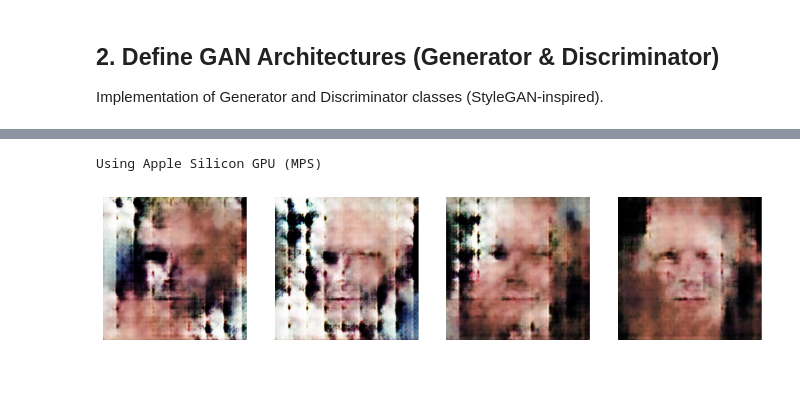
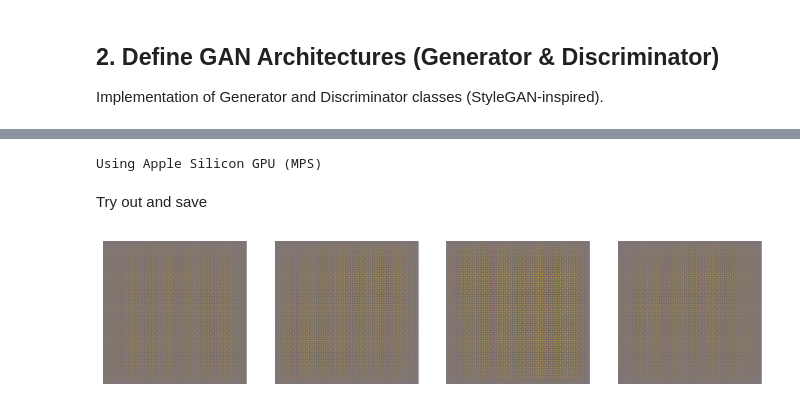
Before and after one commit to thomasbeisteiner/face_craft, a Jupyter notebook: notebooks/gan.ipynb, the cells around one changed output, grey strips where cells are left out. Cells and saved outputs as stored; diff of their text form; code cells hidden in the pictures; blank space fills up the shorter version.

Commit message:
collect more data and add wgan-gp

```diff
--- a/notebooks/gan.ipynb
+++ b/notebooks/gan.ipynb
@@ -115,11 +120,12 @@ Loads and processes faces from the 'me' and 'others' folders in the ml_photos di
 # %%
+
 class FaceDataset(Dataset):
     def __init__(self, root_dir, transform=None, include_me=True, include_others=True):
         self.files = []
         if include_me:
             self.files += glob.glob(os.path.join(root_dir, "me", "*.jpg"))
         if include_others:
-            self.files += glob.glob(os.path.join(root_dir, "others", "*.jpg"))
+            self.files += glob.glob(os.path.join(root_dir, "others_aligned", "*.jpg"))
         self.transform = transform if transform else transforms.Compose([
             transforms.Resize((256,256)),
             transforms.ToTensor(),
@@ -248,0 +214,6 @@ Epoch 11: D_loss=0.8474, G_loss=0.5712
+# %%
+dataset = FaceDataset(ML_DIR, include_me=True, include_others=True)
+loader = DataLoader(dataset, batch_size=32, shuffle=True)
+
+# 4. Train GAN
+train_gan(generator, discriminator, loader, epochs=30, device=device)
@@ -248,0 +349,21 @@ Epoch 11: D_loss=0.8474, G_loss=0.5712
+# %%
+# Sequence: select device, initialize models, load datasets, train GAN, finetune, save model
+ML_DIR = "../ml_photos"
+
+# 1. Select device
+device = get_device()
+
+# 2. Initialize models
+generator = Generator().to(device)
+critic = Critic().to(device)
+
+dataset = FaceDataset(ML_DIR, include_me=False, include_others=True)
+loader = DataLoader(dataset, batch_size=32, shuffle=True)
+# %% [output]
+Using Apple Silicon GPU (MPS)
+# %%
+
+# 4. Train GAN
+train_wgan_gp(generator, critic, loader, epochs=5, device=device)
+# %% [markdown]
+Try out and save
@@ -249,25 +404,41 @@ Epoch 11: D_loss=0.8474, G_loss=0.5712
 # %%
 # Test a saved generator model and visualize generated samples
 import matplotlib.pyplot as plt
 
 def test_saved_generator(model_path="../models/generator_me.pth", latent_dim=128, num_samples=4, device=None):
     device = get_device()
     gen = Generator(latent_dim=latent_dim).to(device)
     gen.load_state_dict(torch.load(model_path, map_location=device))
     gen.eval()
     with torch.no_grad():
         z = torch.randn(num_samples, latent_dim, device=device)
         samples = gen(z).cpu() * 0.5 + 0.5  # denormalize to [0,1]
     fig, axs = plt.subplots(1, num_samples, figsize=(num_samples*3, 3))
     if num_samples == 1:
         axs = [axs]
     for i, img in enumerate(samples):
         axs[i].imshow(img.permute(1, 2, 0).numpy().clip(0, 1))
         axs[i].axis('off')
     plt.show()
 
+def test_generator_in_memory(generator, latent_dim=128, num_samples=4, device=None):
+    device = device or get_device()
+    generator.eval()
+    with torch.no_grad():
+        z = torch.randn(num_samples, latent_dim, device=device)
+        samples = generator(z).cpu() * 0.5 + 0.5  # denormalize to [0,1]
+    fig, axs = plt.subplots(1, num_samples, figsize=(num_samples*3, 3))
+    if num_samples == 1:
+        axs = [axs]
+    for i, img in enumerate(samples):
+        axs[i].imshow(img.permute(1, 2, 0).numpy().clip(0, 1))
+        axs[i].axis('off')
+    plt.show()
 
-test_saved_generator(model_path="../models/generator_me.pth", latent_dim=128, num_samples=4, device=device)
+# Beispiel: Testen des aktuellen Generators im Speicher (ohne zu speichern)
+test_generator_in_memory(generator, latent_dim=128, num_samples=4, device=device)
+
+# Beispiel: Testen eines gespeicherten Generators
+#test_saved_generator(model_path="../models/generator_me.pth", latent_dim=128, num_samples=4, device=device)
 # %% [output]
-Using Apple Silicon GPU (MPS)
-[figure, old version]
+[figure, new version]
```
Also changed, not shown: parts of 14 cells of this notebook.
